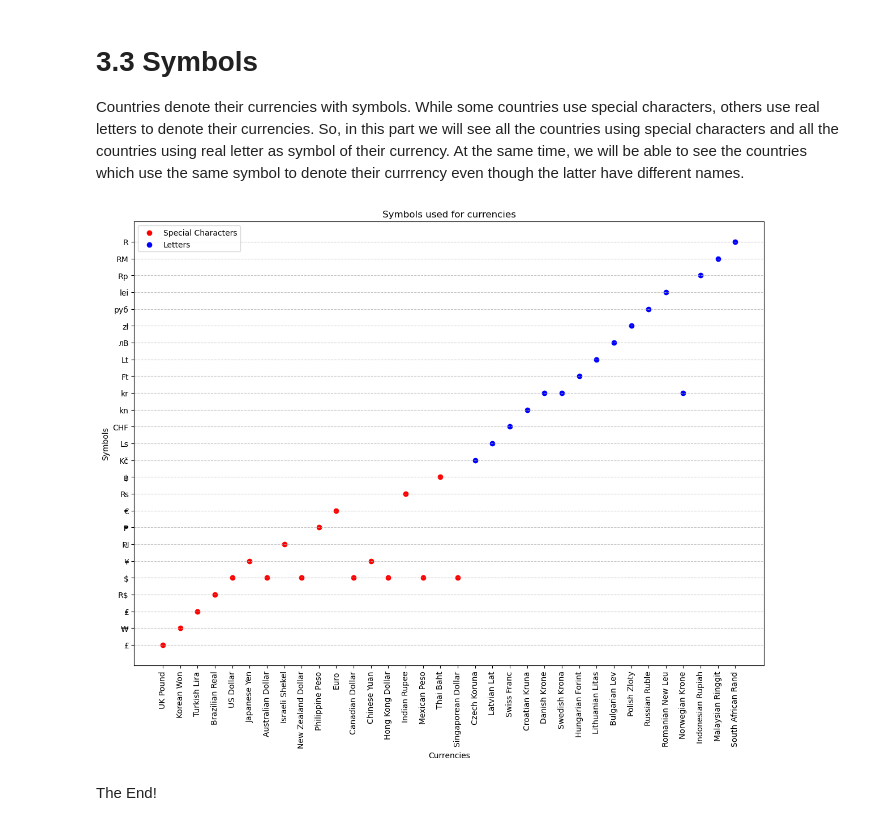
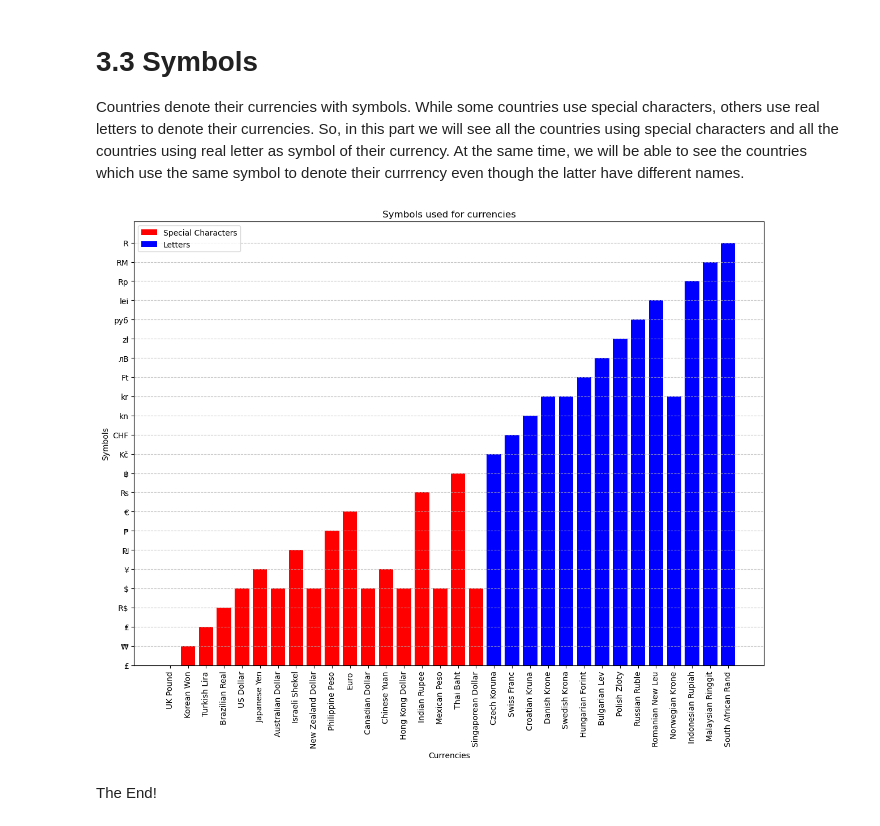
Before and after one commit to AldaJiji/My-first-project, a Jupyter notebook: My_First_Project.ipynb, the cells around one changed output. Drawn from its saved outputs; the diff is of its cells as text; code cells hidden in the pictures.

```diff
--- a/My_First_Project.ipynb
+++ b/My_First_Project.ipynb
@@ -177,22 +182,22 @@ df_letters = df[df['Symbol'].apply(lambda x: x.isalnum())]
 # %%
 # Plotting both graphs on the same figure
 plt.figure(figsize=(12, 10))
 
 # Plot for special characters
-plt.scatter(df_special_char['Name'], df_special_char['Symbol'], color='red', label='Special Characters')
+plt.bar(df_special_char['Name'], df_special_char['Symbol'], color='red', label='Special Characters')
 
 # Plot for letters
-plt.scatter(df_letters['Name'], df_letters['Symbol'], color='blue', label='Letters')
+plt.bar(df_letters['Name'], df_letters['Symbol'], color='blue', label='Letters')
 
 plt.xlabel('Currencies')
 plt.ylabel('Symbols')
 plt.title('Symbols used for currencies')
 plt.xticks(rotation=90)
 plt.legend()
 plt.tight_layout()
 plt.grid(True, axis='y', linestyle='--', alpha=0.7)  # Add grid lines for better comparison
 plt.show()
 # %% [output]
-[figure, old version]
+[figure, new version]
 # %% [markdown]
 The End!
```
Also changed, not shown: parts of 2 cells of this notebook.
